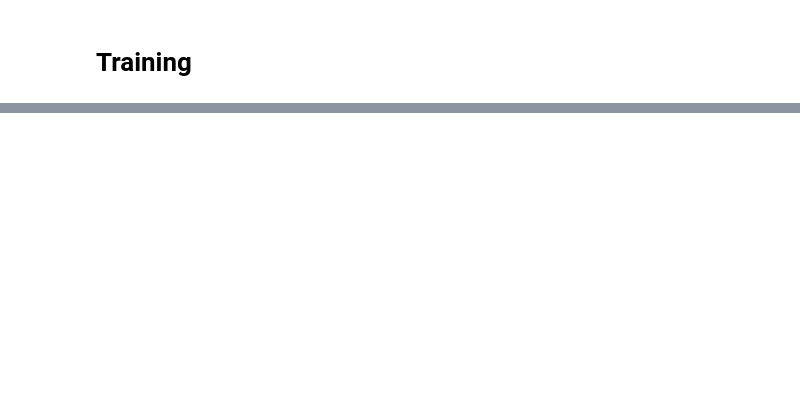
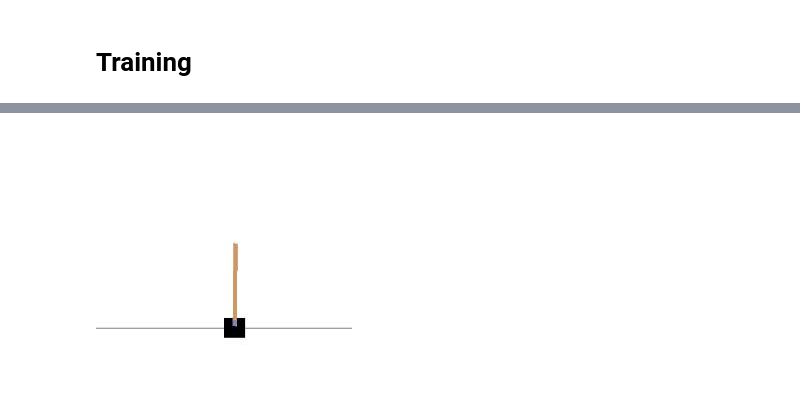
Before and after one commit to ichko/differentiable-simulation, a Jupyter notebook: notebooks/07-the-force-awakens.ipynb, the cells around one changed output, grey strips where cells are left out. Drawn from its saved outputs; the diff is of its cells as text; code cells hidden in the pictures; blank space fills up the shorter version.

```diff
--- a/notebooks/07-the-force-awakens.ipynb
+++ b/notebooks/07-the-force-awakens.ipynb
@@ -57,36 +63,34 @@ def show_array(a, prev_display_id=None, fmt='jpeg'):
     PIL.Image.fromarray(a).save(f, fmt)
     obj = IPython.display.Image(data=f.getvalue())
     IPython.display.display(obj)
+
+def clear_display():
+    IPython.display.clear_output(wait=True)
 # %%
 def show_live_env(env, controller, duration=100, fps=100):
-    display = Display(visible=0, size=(1400, 900))
-    display.start()
     total_frames = 0
     try:
         while True:
-            f = 0
             obs = env.reset()
-            prev_obs = None
+            done = False
 
-            while True:
+            while not done:
+                total_frames += 1
                 time.sleep(1 / fps)
-                IPython.display.clear_output(wait=True)
-                total_frames += 1
-                f += 1
 
                 action = controller(obs)
                 obs, reward, done, _ = env.step(action)
+
                 frame = env.render('rgb_array')
                 frame = cv2.resize(frame, (256, 265))
+
+                clear_display()
                 show_array(frame)
-                if total_frames >= duration: return
-                if done: break
 
-    except KeyboardInterrupt:
-        print('stream interrupted')
+                if total_frames > duration: return
 
-    finally:
-        display.stop()
+    except KeyboardInterrupt as e:
+        clear_display()
         show_array(frame) # show last frame
 # %%
 show_live_env(env, lambda o: env.action_space.sample(), duration=100, fps=200)
@@ -134,7 +137,7 @@ class DQN(nn.Module):
     def __init__(self, obs_size, num_actions):
         super(DQN, self).__init__()
 
-        hidden_dim = 512
+        hidden_dim = 128
         def make_dqn():
             return nn.Sequential(
                 nn.Flatten(),
@@ -144,17 +147,14 @@ class DQN(nn.Module):
             ).to(DEVICE)
 
         self.eval_net = make_dqn()
-        self.target_net = make_dqn()
+        self.target_net = make_dqn().eval()
 
     def forward(self, obs):
         return self.eval_net(obs)
 
     def get_max_action(self, obs):
-        obs = torch.FloatTensor([obs / 255]).to(DEVICE)
-
-        # with torch.no_grad():
-        q_vals = self.eval_net(obs)[0]
-
+        obs = torch.FloatTensor([obs]).to(DEVICE)
+        q_vals = self.target_net(obs)[0]
         return q_vals.argmax().cpu().detach().numpy()
 
     def replace_target(self):
@@ -296,2 +309,4 @@ dqn = DQN(obs_size, num_actions)
 # %%
-show_live_env(env, lambda obs: dqn.get_max_action(obs), duration=8000, fps=50)
+show_live_env(env, lambda obs: dqn.get_max_action(obs), duration=800, fps=200)
+# %% [output]
+[figure, added]
```
Also changed, not shown: parts of 9 cells of this notebook.
